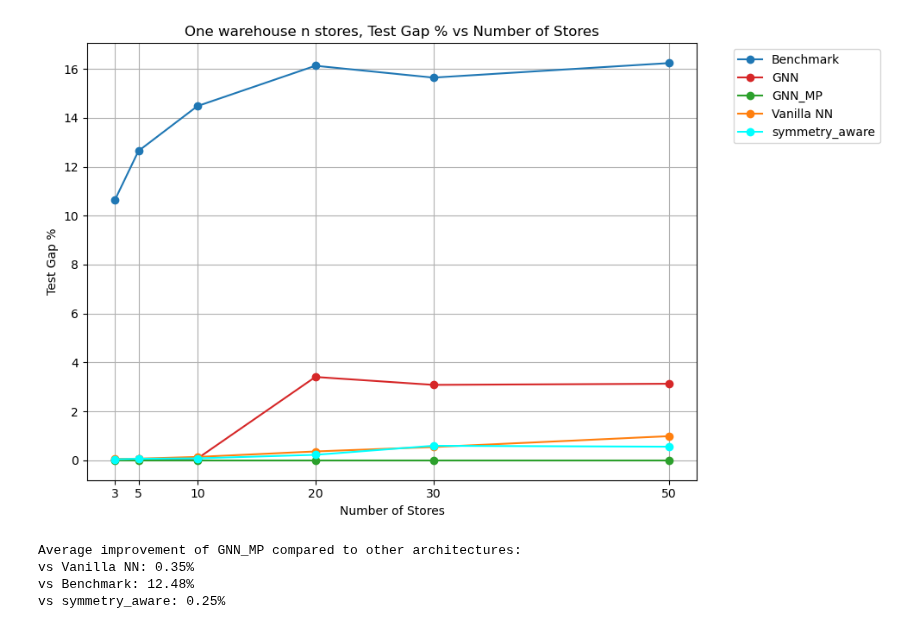
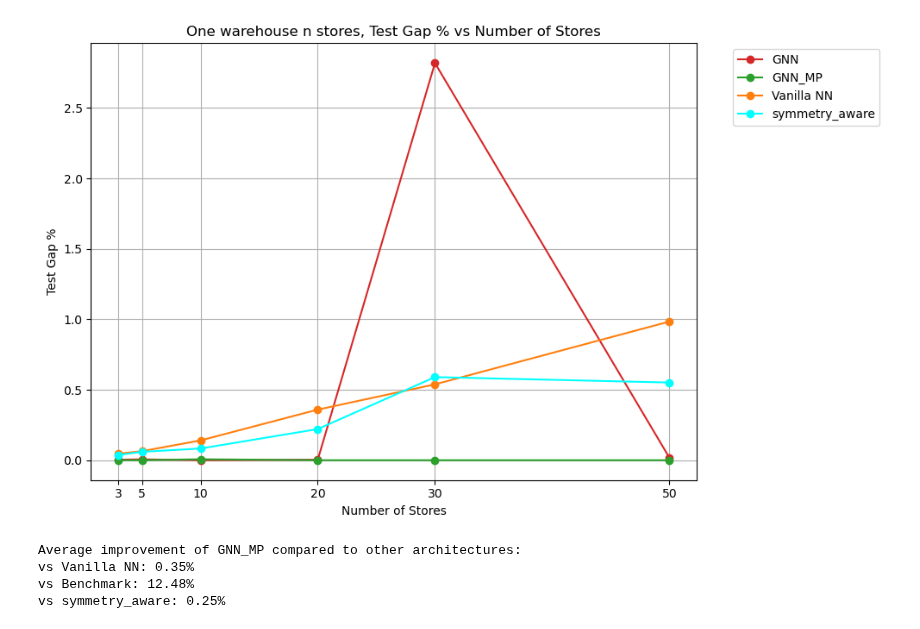
Before and after one commit to minuk302/Neural_inventory_control, a Jupyter notebook: analysis/ray_generic_architecture.ipynb, the cells around one changed output. Drawn from its saved outputs; the diff is of its cells as text; code cells hidden in the pictures.

```diff
--- a/analysis/ray_generic_architecture.ipynb
+++ b/analysis/ray_generic_architecture.ipynb
@@ -225,7 +225,7 @@ df = pd.concat([
     df_gnn_mp,
     df_symmetry_aware,
     df_vanilla,
-    df_benchmark
+    # df_benchmark
 ])
 
 min_test_loss = df.groupby(['# of stores'])['Test Loss'].transform('min')
@@ -287,4 +287,4 @@ plt.show()
-[figure, old version]
+[figure, new version]
 # %%
 # Calculate average improvement of GNN_MP compared to other architectures
 architectures = ['Vanilla NN', 'Benchmark', 'symmetry_aware']
```
Also changed, not shown: parts of 1 cell of this notebook, 10 other files.
